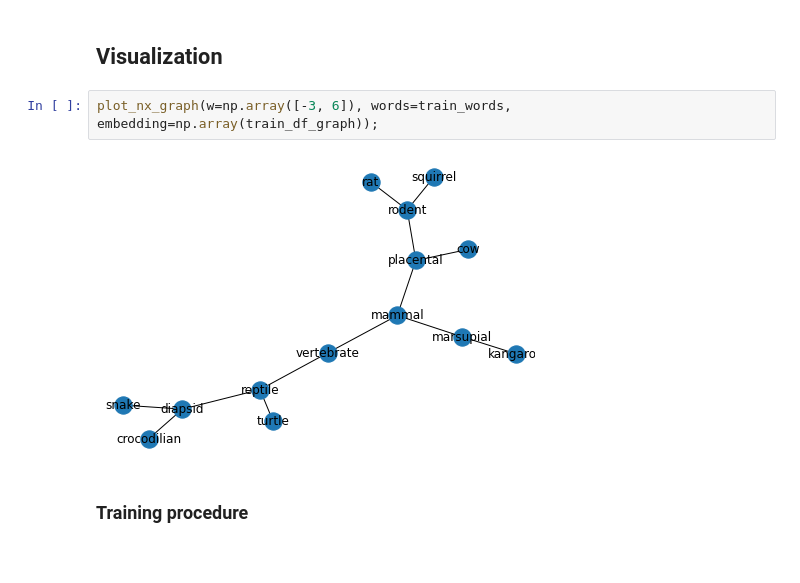
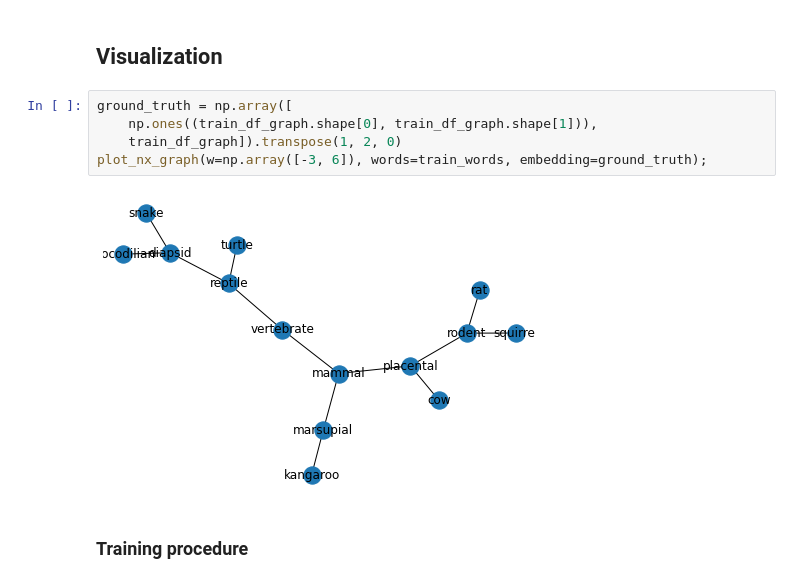
Before and after one commit to clement-bonnet/belief-propagation, a Jupyter notebook: GraphicalModelsProject.ipynb, the cells around one changed output. Drawn from its saved outputs; the diff is of its cells as text.

```diff
--- a/GraphicalModelsProject.ipynb
+++ b/GraphicalModelsProject.ipynb
@@ -110,10 +83,13 @@ plot_state_likelihood_and_gradient(
 [figure]
 # %% [markdown]
 ## Visualization
-# %%
-plot_nx_graph(w=np.array([-3, 6]), words=train_words, embedding=np.array(train_df_graph));
-# %% [output]
-[figure, removed]
+# %%
+ground_truth = np.array([
+    np.ones((train_df_graph.shape[0], train_df_graph.shape[1])),
+    train_df_graph]).transpose(1, 2, 0)
+plot_nx_graph(w=np.array([-3, 6]), words=train_words, embedding=ground_truth);
+# %% [output]
+[figure, added]
 # %% [markdown]
 ### Training procedure
 # %%
```
Also changed, not shown: parts of 15 cells of this notebook, 3 other files.
